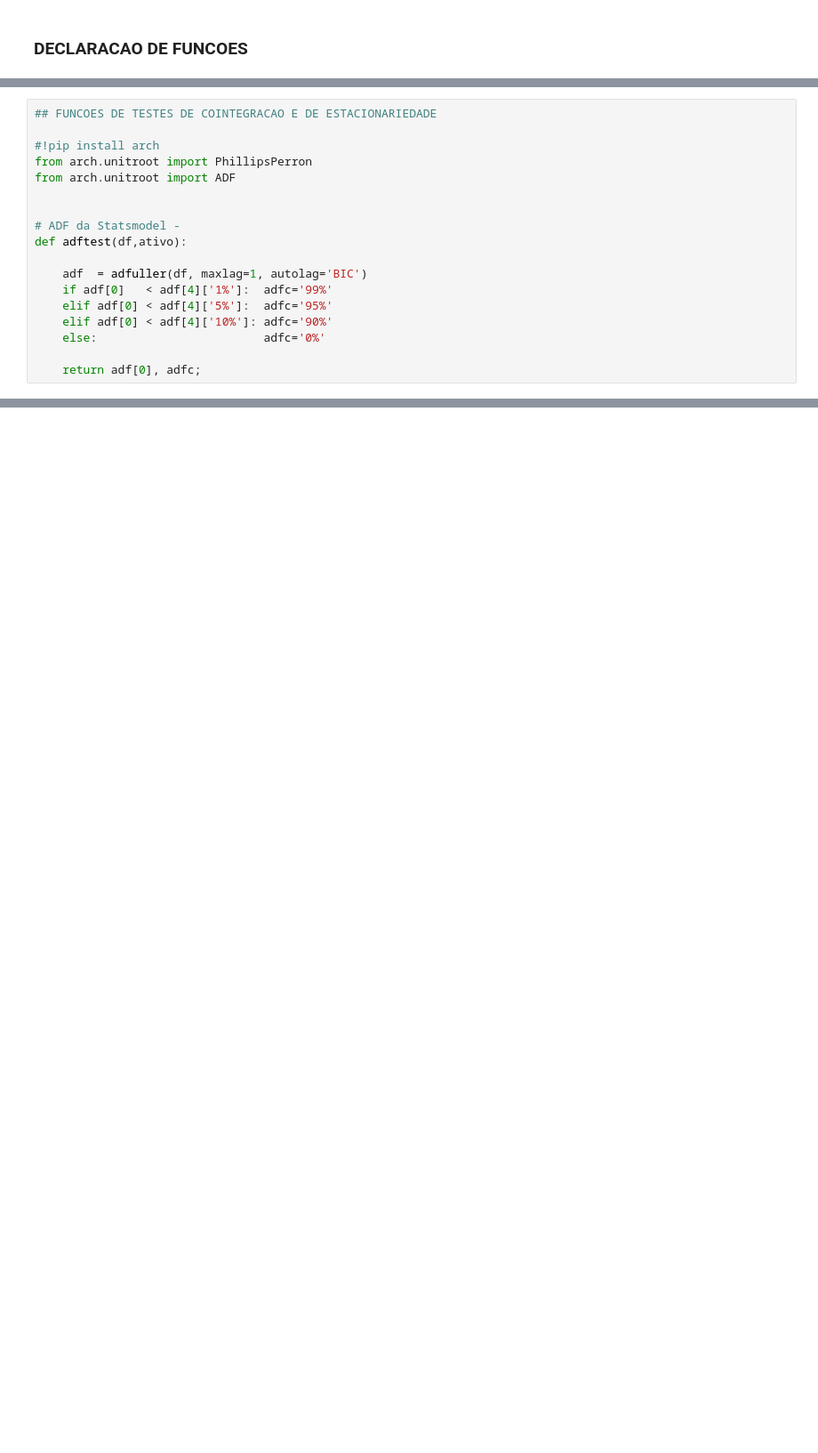
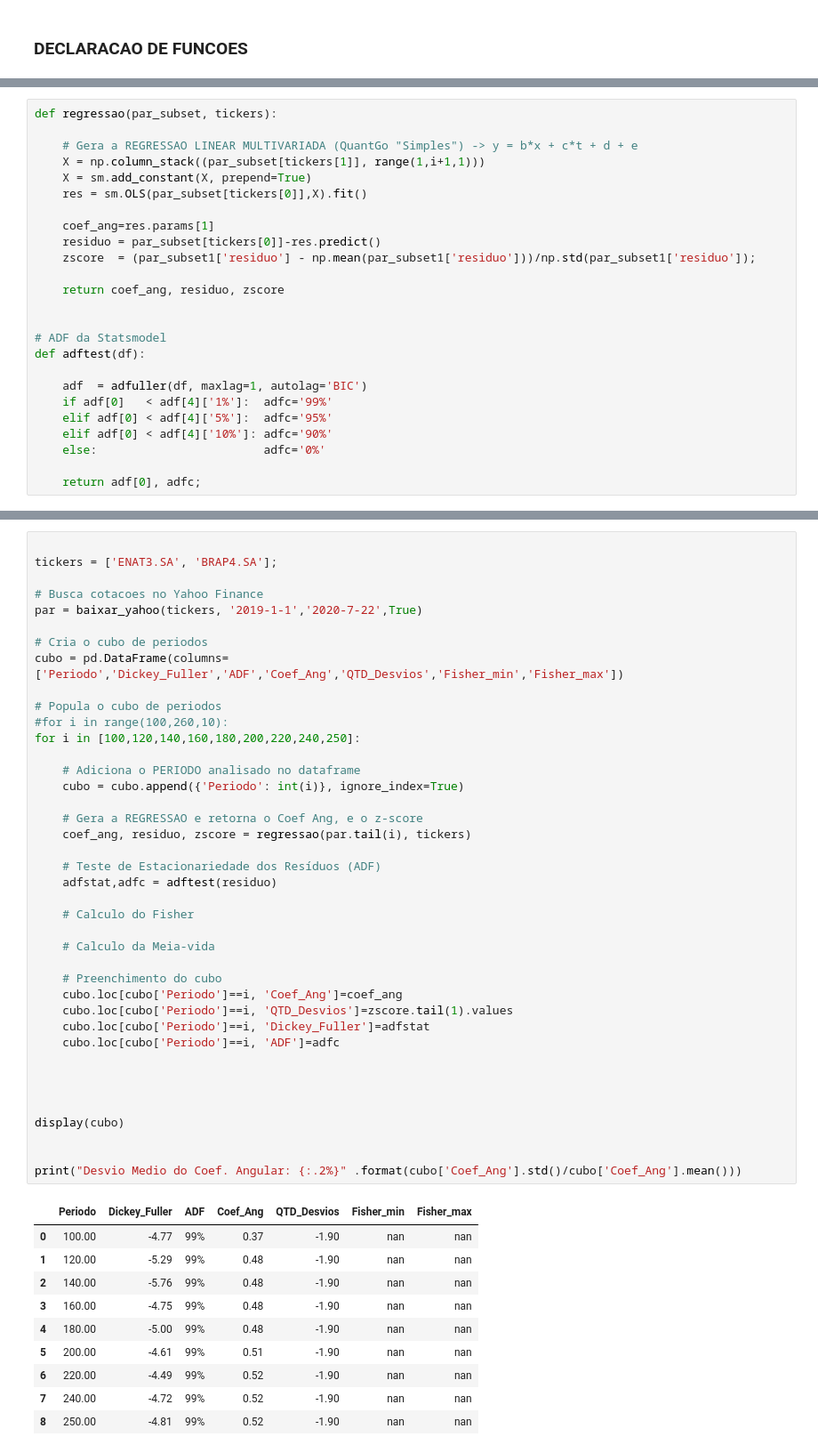
Before and after one commit to ra024940/Cointegration-Trading, a Jupyter notebook: Validacao_Quantgo.ipynb, the cells around one changed output, grey strips where cells are left out. Shown: that part at 89% size. Saved outputs shown, nothing was run; the diff lists cells and outputs as text; blank space fills up the shorter version.

```diff
--- a/Validacao_Quantgo.ipynb
+++ b/Validacao_Quantgo.ipynb
@@ -40,13 +48,20 @@ def baixar_yahoo(tickers,inicio,fim,baixayahoo):
 # %%
-## FUNCOES DE TESTES DE COINTEGRACAO E DE ESTACIONARIEDADE
+def regressao(par_subset, tickers):
 
-#!pip install arch
-from arch.unitroot import PhillipsPerron
-from arch.unitroot import ADF
+    # Gera a REGRESSAO LINEAR MULTIVARIADA (QuantGo "Simples") -> y = b*x + c*t + d + e
+    X = np.column_stack((par_subset[tickers[1]], range(1,i+1,1)))
+    X = sm.add_constant(X, prepend=True)
+    res = sm.OLS(par_subset[tickers[0]],X).fit()
+
+    coef_ang=res.params[1]
+    residuo = par_subset[tickers[0]]-res.predict()
+    zscore  = (par_subset1['residuo'] - np.mean(par_subset1['residuo']))/np.std(par_subset1['residuo']);
+
+    return coef_ang, residuo, zscore
 
 
-# ADF da Statsmodel -
-def adftest(df,ativo):
+# ADF da Statsmodel
+def adftest(df):
 
     adf  = adfuller(df, maxlag=1, autolag='BIC')
     if adf[0]   < adf[4]['1%']:  adfc='99%'
@@ -141,0 +92,51 @@ Desvio Medio do Coef. Angular: 9.41%
+# %%
+
+tickers = ['ENAT3.SA', 'BRAP4.SA'];
+
+# Busca cotacoes no Yahoo Finance
+par = baixar_yahoo(tickers, '2019-1-1','2020-7-22',True)
+
+# Cria o cubo de periodos
+cubo = pd.DataFrame(columns=['Periodo','Dickey_Fuller','ADF','Coef_Ang','QTD_Desvios','Fisher_min','Fisher_max'])
+
+# Popula o cubo de periodos
+#for i in range(100,260,10):
+for i in [100,120,140,160,180,200,220,240,250]:
+
+    # Adiciona o PERIODO analisado no dataframe
+    cubo = cubo.append({'Periodo': int(i)}, ignore_index=True)
+
+    # Gera a REGRESSAO e retorna o Coef Ang, e o z-score
+    coef_ang, residuo, zscore = regressao(par.tail(i), tickers)
+
+    # Teste de Estacionariedade dos Resíduos (ADF)
+    adfstat,adfc = adftest(residuo)
+
+    # Calculo do Fisher
+
+    # Calculo da Meia-vida
+
+    # Preenchimento do cubo
+    cubo.loc[cubo['Periodo']==i, 'Coef_Ang']=coef_ang
+    cubo.loc[cubo['Periodo']==i, 'QTD_Desvios']=zscore.tail(1).values
+    cubo.loc[cubo['Periodo']==i, 'Dickey_Fuller']=adfstat
+    cubo.loc[cubo['Periodo']==i, 'ADF']=adfc
+
+
+
+
+display(cubo)
+
+
+print("Desvio Medio do Coef. Angular: {:.2%}" .format(cubo['Coef_Ang'].std()/cubo['Coef_Ang'].mean()))
+# %% [output]
+|  | Periodo | Dickey_Fuller | ADF | Coef_Ang | QTD_Desvios | Fisher_min | Fisher_max |
+| 0 | 100.00 | -4.77 | 99% | 0.37 | -1.90 | nan | nan |
+| 1 | 120.00 | -5.29 | 99% | 0.48 | -1.90 | nan | nan |
+| 2 | 140.00 | -5.76 | 99% | 0.48 | -1.90 | nan | nan |
+| 3 | 160.00 | -4.75 | 99% | 0.48 | -1.90 | nan | nan |
+| 4 | 180.00 | -5.00 | 99% | 0.48 | -1.90 | nan | nan |
+| 5 | 200.00 | -4.61 | 99% | 0.51 | -1.90 | nan | nan |
+| 6 | 220.00 | -4.49 | 99% | 0.52 | -1.90 | nan | nan |
+| 7 | 240.00 | -4.72 | 99% | 0.52 | -1.90 | nan | nan |
+| 8 | 250.00 | -4.81 | 99% | 0.52 | -1.90 | nan | nan |
```
Also changed, not shown: parts of 4 cells of this notebook.
